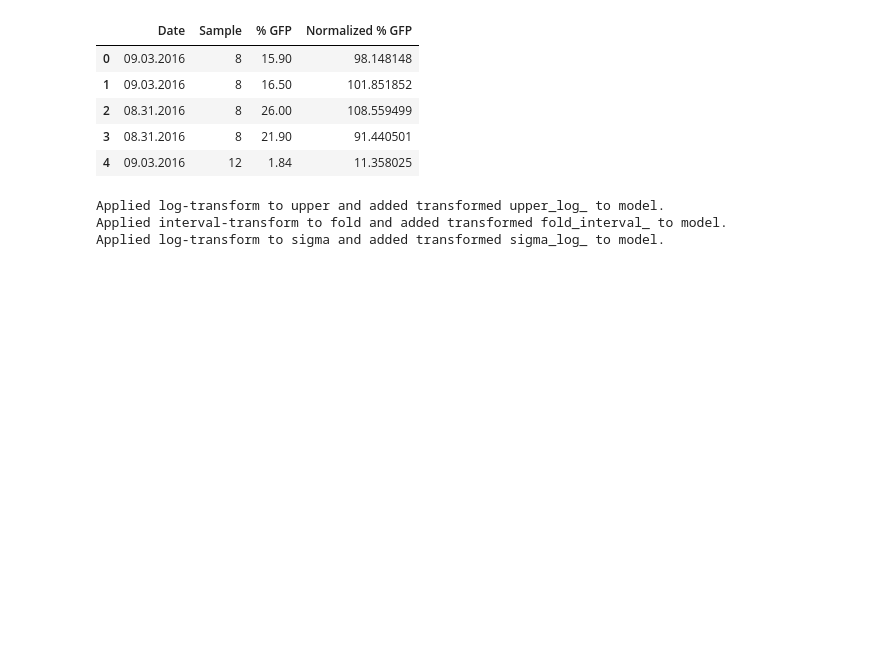
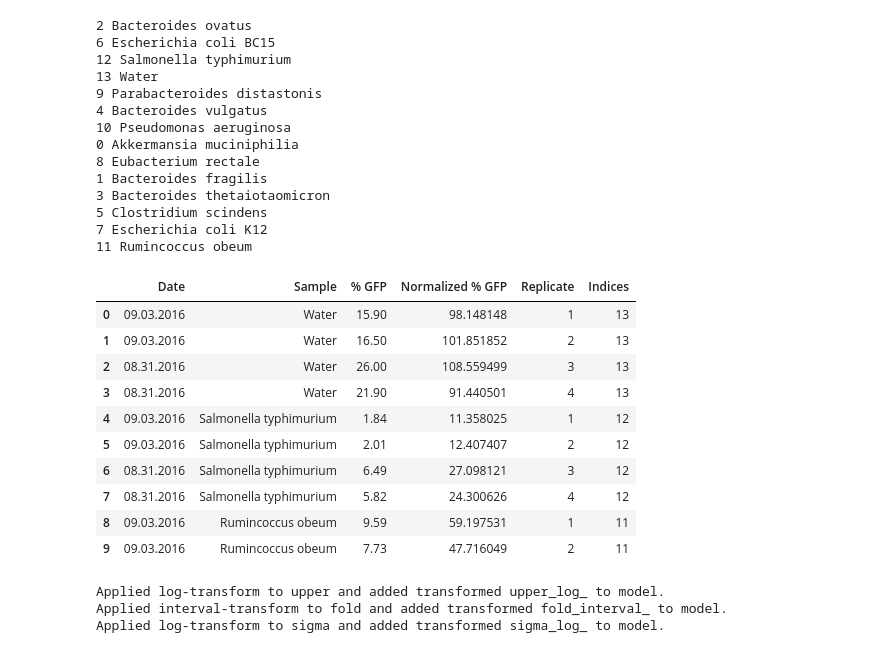
Before and after one commit to ericmjl/bayesian-measurement-paper, a Jupyter notebook: notebooks/bandoro.ipynb, the cells around one changed output. Drawn from its saved outputs; the diff is of its cells as text; code cells hidden in the pictures; blank space fills up the shorter version.

```diff
--- a/notebooks/bandoro.ipynb
+++ b/notebooks/bandoro.ipynb
@@ -5,19 +11,49 @@ import pymc3 as pm
 # %%
 data = pd.read_csv('bandoro-microbiome.csv')
 # data['Sample'] = data['Sample'].astype('category')
 
 # Encode the "Sample" column with indices.
-sample_names = list(set(data['Sample'].values))
-for i, name in enumerate(sample_names):
-    data['Sample'] = data['Sample'].replace(name, i)
-data.head()
+# sample_names = dict(list(set((val, i) for i, val in enumerate(sorted(data['Sample'].values)))))
+sample_names = dict()
+for i, name in enumerate(list(np.unique(data['Sample'].values))):
+    sample_names[name] = i
+for name, i in sample_names.items():
+    print(i, name)
+    data['Indices'] = data['Sample'].apply(lambda x: sample_names[x])
+data.head(10)
+
+# # Encode the "date" column with indices.
+# date_names = sorted(list(set(data['Date'].values)))
+# for i, name in enumerate(date_names):
+#     print(i, name)
+#     data['Date'] = data['Date'].replace(name, i)
+# data.head(10)
 # %% [output]
+2 Bacteroides ovatus
+6 Escherichia coli BC15
+12 Salmonella typhimurium
+13 Water
+9 Parabacteroides distastonis
+4 Bacteroides vulgatus
+10 Pseudomonas aeruginosa
+0 Akkermansia muciniphilia
+8 Eubacterium rectale
+1 Bacteroides fragilis
+3 Bacteroides thetaiotaomicron
+5 Clostridium scindens
+7 Escherichia coli K12
+11 Rumincoccus obeum
-|  | Date | Sample | % GFP | Normalized % GFP |
-| 0 | 09.03.2016 | 8 | 15.90 | 98.148148 |
-| 1 | 09.03.2016 | 8 | 16.50 | 101.851852 |
-| 2 | 08.31.2016 | 8 | 26.00 | 108.559499 |
-| 3 | 08.31.2016 | 8 | 21.90 | 91.440501 |
-| 4 | 09.03.2016 | 12 | 1.84 | 11.358025 |
+|  | Date | Sample | % GFP | Normalized % GFP | Replicate | Indices |
+| 0 | 09.03.2016 | Water | 15.90 | 98.148148 | 1 | 13 |
+| 1 | 09.03.2016 | Water | 16.50 | 101.851852 | 2 | 13 |
+| 2 | 08.31.2016 | Water | 26.00 | 108.559499 | 3 | 13 |
+| 3 | 08.31.2016 | Water | 21.90 | 91.440501 | 4 | 13 |
+| 4 | 09.03.2016 | Salmonella typhimurium | 1.84 | 11.358025 | 1 | 12 |
+| 5 | 09.03.2016 | Salmonella typhimurium | 2.01 | 12.407407 | 2 | 12 |
+| 6 | 08.31.2016 | Salmonella typhimurium | 6.49 | 27.098121 | 3 | 12 |
+| 7 | 08.31.2016 | Salmonella typhimurium | 5.82 | 24.300626 | 4 | 12 |
+| 8 | 09.03.2016 | Rumincoccus obeum | 9.59 | 59.197531 | 1 | 11 |
+| 9 | 09.03.2016 | Rumincoccus obeum | 7.73 | 47.716049 | 2 | 11 |
 # %%
 with pm.Model() as model:
     # Hyperpriors
```
Also changed, not shown: parts of 13 cells of this notebook, 7 other files.
